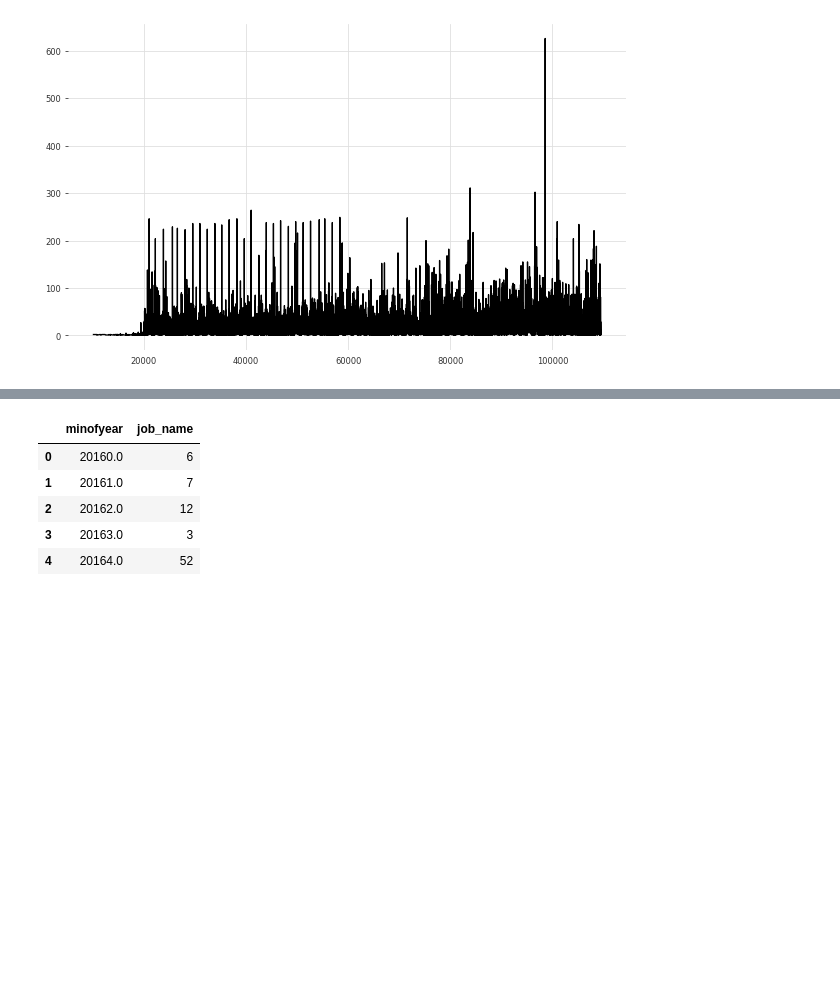
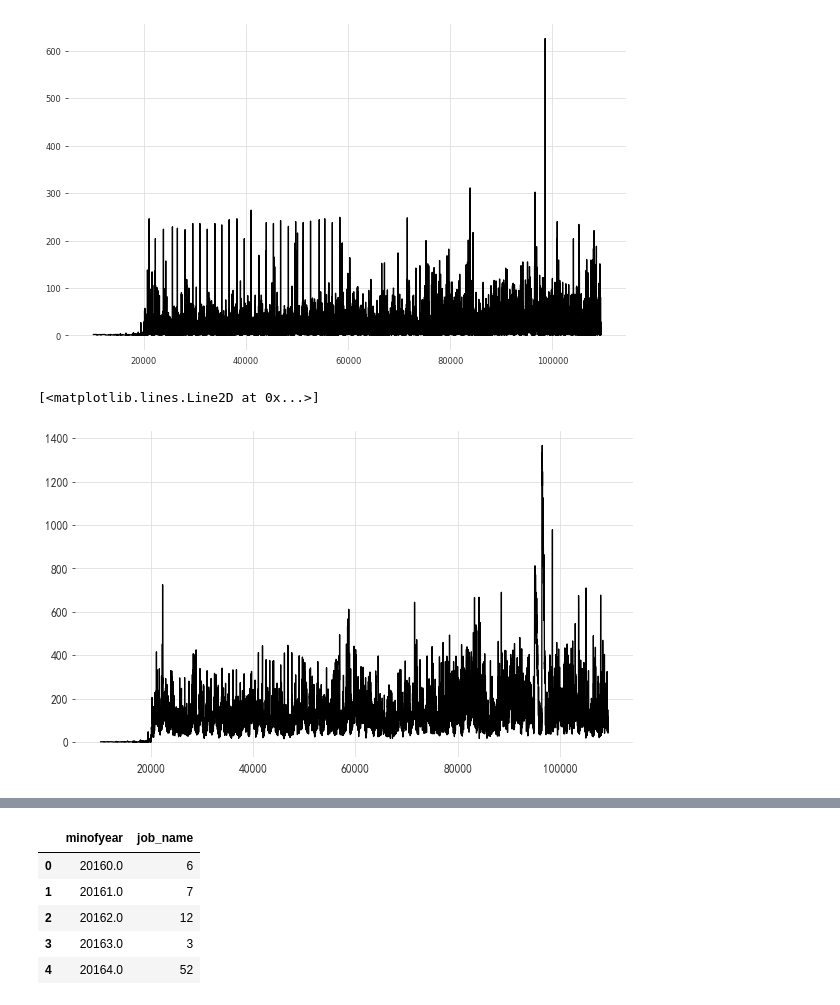
Before and after one commit to lizonglingo/clusterdate-trace-alibaba, a Jupyter notebook: gpu_claster/darts/time_forecasting.ipynb, the cells around one changed output, grey strips where cells are left out. Drawn from its saved outputs; the diff is of its cells as text; code cells hidden in the pictures; blank space fills up the shorter version.

```diff
--- a/gpu_claster/darts/time_forecasting.ipynb
+++ b/gpu_claster/darts/time_forecasting.ipynb
@@ -155,0 +180,4 @@ dftcc.sort_values("minofyear", inplace=True)
+# %%
+# 以10分钟为单位统计
+dfa_minofyear_notnoll = dfa.dropna(subset=['minofyear'])
+dfa_minofyear_notnoll['10minofyear'] =  dfa_minofyear_notnoll['minofyear'].apply(lambda c: int(c/10)*10)
@@ -155,0 +190,4 @@ dftcc.sort_values("minofyear", inplace=True)
+# %%
+dftcc_10min = dfa_minofyear_notnoll.groupby('10minofyear').count()[['job_name']].reset_index()
+# 再按照 min 顺序进行排序
+dftcc_10min.sort_values("10minofyear", inplace=True)
@@ -192,6 +249,17 @@ plt.plot(dftcc.minofyear, dftcc.job_name)
 # %% [output]
 [<matplotlib.lines.Line2D at 0x...>]
 [figure]
+# %%
+
+# 10min  a week
+plt.figure(figsize=(10, 6))
+# pd.set_option('display.max_colwidth', 1000)
+# pd.set_option('display.max_columns', 100)
+# matplotlib.rcParams.update({"font.size": 16,'lines.linewidth': 2.5})
+plt.plot(dftcc_10min['10minofyear'], dftcc_10min.job_name)
+# %% [output]
+[<matplotlib.lines.Line2D at 0x...>]
+[figure, added]
 # %%
 # 寻找第一个 天单位整点整分钟 进行数据截取
 # 根据上图显示 20000 之前的点感觉不连续
```
Also changed, not shown: parts of 12 cells of this notebook.
